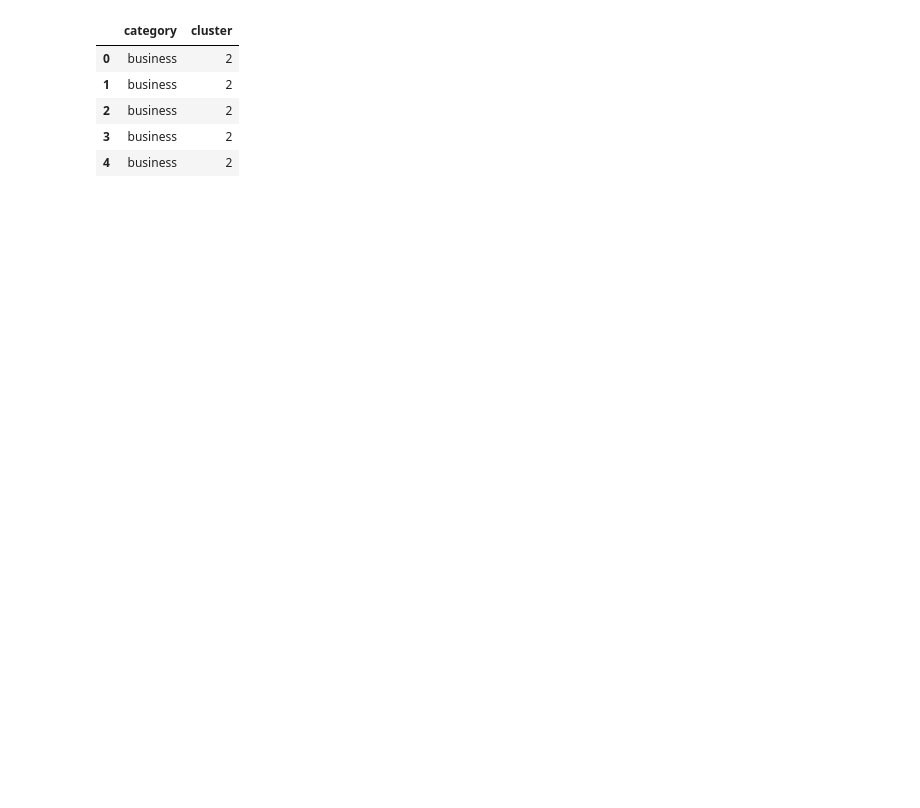
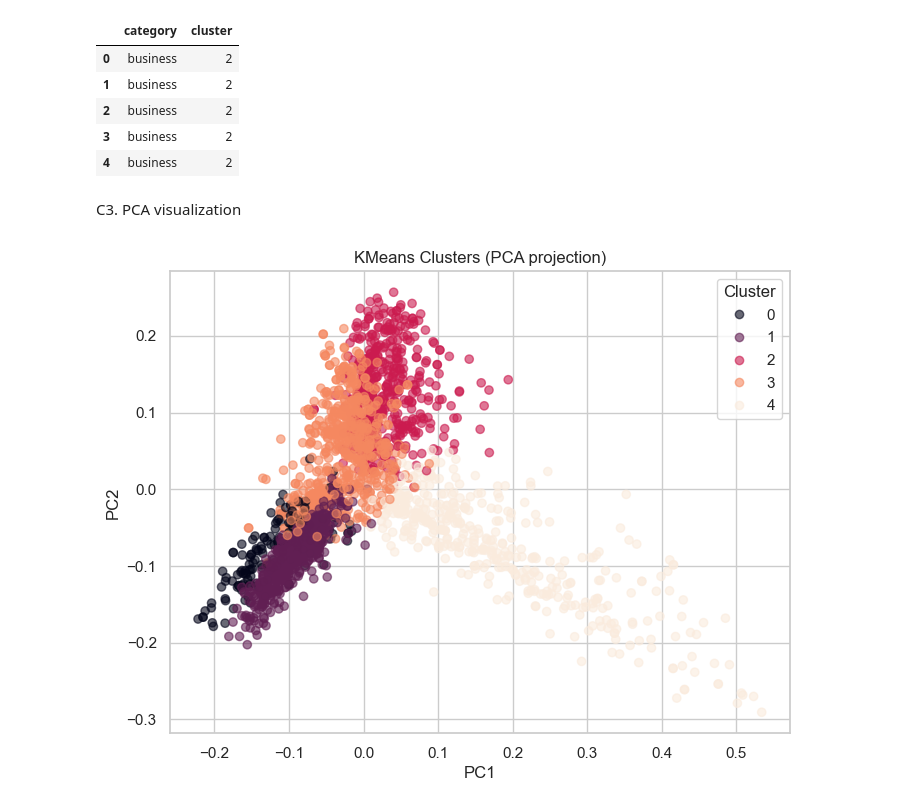
Before and after one commit to Ainedembe-Denis/BBC-News-Summary-ML-DL-Project, a Jupyter notebook: bbc_news_ml_dl_rl.ipynb, the cells around one changed output. Drawn from its saved outputs; the diff is of its cells as text; code cells hidden in the pictures; blank space fills up the shorter version.

Commit message:
PCA visualization

```diff
--- a/bbc_news_ml_dl_rl.ipynb
+++ b/bbc_news_ml_dl_rl.ipynb
@@ -523,3 +523,18 @@ df[["category", "cluster"]].head()
 | 2 | business | 2 |
 | 3 | business | 2 |
 | 4 | business | 2 |
+# %% [markdown]
+C3. PCA visualization
+# %%
+pca = PCA(n_components=2, random_state=RANDOM_STATE)
+X_pca = pca.fit_transform(X_tfidf.toarray())
+
+plt.figure(figsize=(8, 6))
+scatter = plt.scatter(X_pca[:, 0], X_pca[:, 1], c=clusters, alpha=0.6)
+plt.title("KMeans Clusters (PCA projection)")
+plt.xlabel("PC1")
+plt.ylabel("PC2")
+plt.legend(*scatter.legend_elements(), title="Cluster")
+plt.show()
+# %% [output]
+[figure, added]
```
Also changed, not shown: parts of 1 cell of this notebook.
